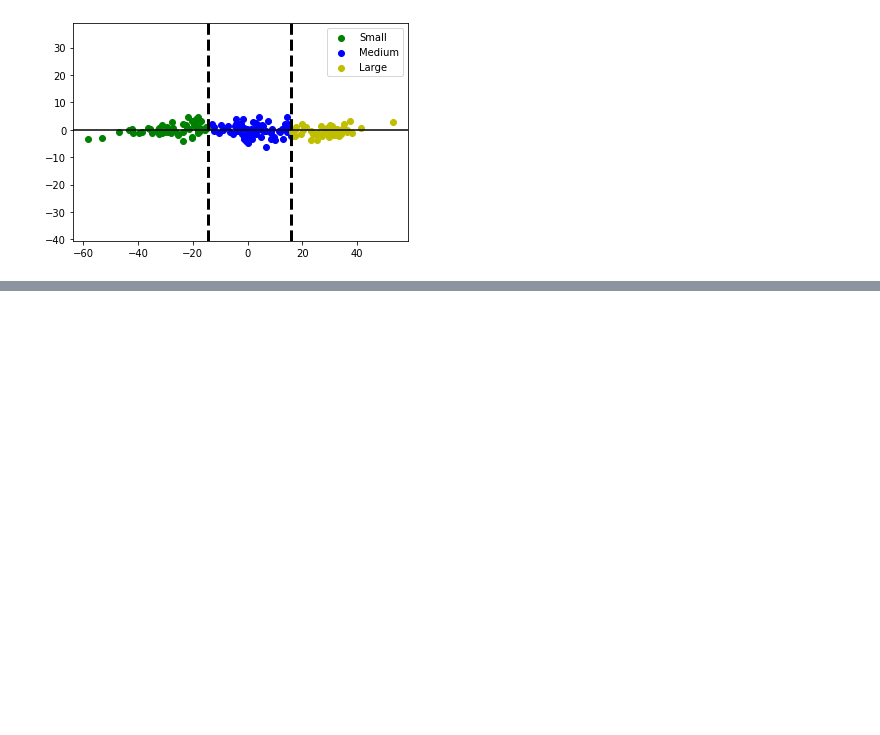
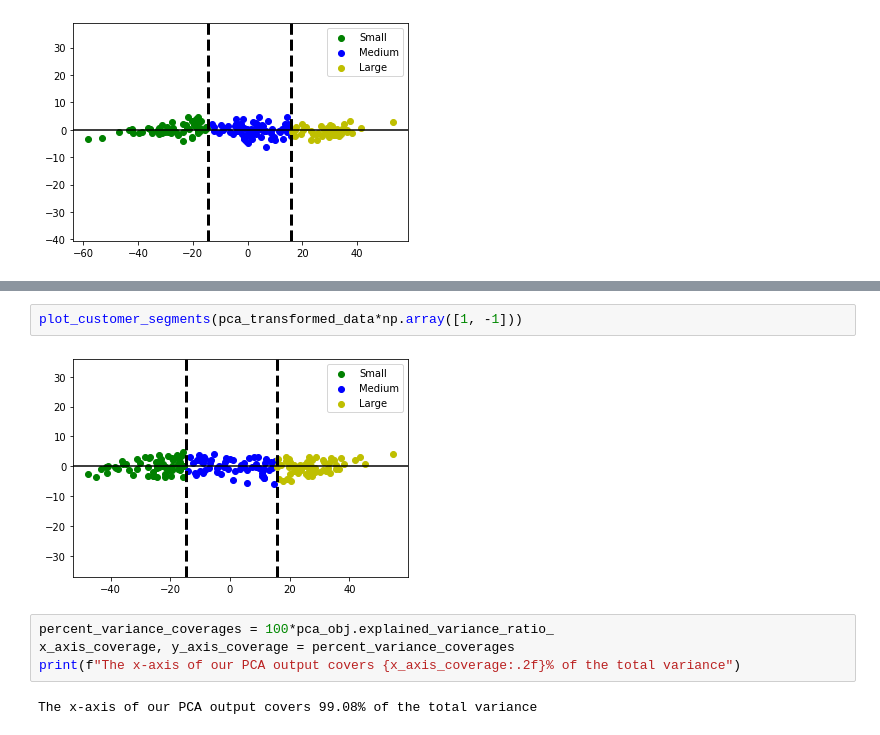
Before and after one commit to ambreen2006/DS_bookcamp_exploration, a Jupyter notebook: DS_BookCamp_DimensionalityReduction.ipynb, the cells around one changed output, grey strips where cells are left out. Cells and saved outputs as stored; diff of their text form; blank space fills up the shorter version.

```diff
--- a/DS_BookCamp_DimensionalityReduction.ipynb
+++ b/DS_BookCamp_DimensionalityReduction.ipynb
@@ -286,0 +306,10 @@ plot_customer_segments(new_horizontal_data.T)
+# %%
+plot_customer_segments(pca_transformed_data*np.array([1, -1]))
+# %% [output]
+[figure, added]
+# %%
+percent_variance_coverages = 100*pca_obj.explained_variance_ratio_
+x_axis_coverage, y_axis_coverage = percent_variance_coverages
+print(f"The x-axis of our PCA output covers {x_axis_coverage:.2f}% of the total variance")
+# %% [output]
+The x-axis of our PCA output covers 99.08% of the total variance
```
Also changed, not shown: parts of 10 cells of this notebook.
